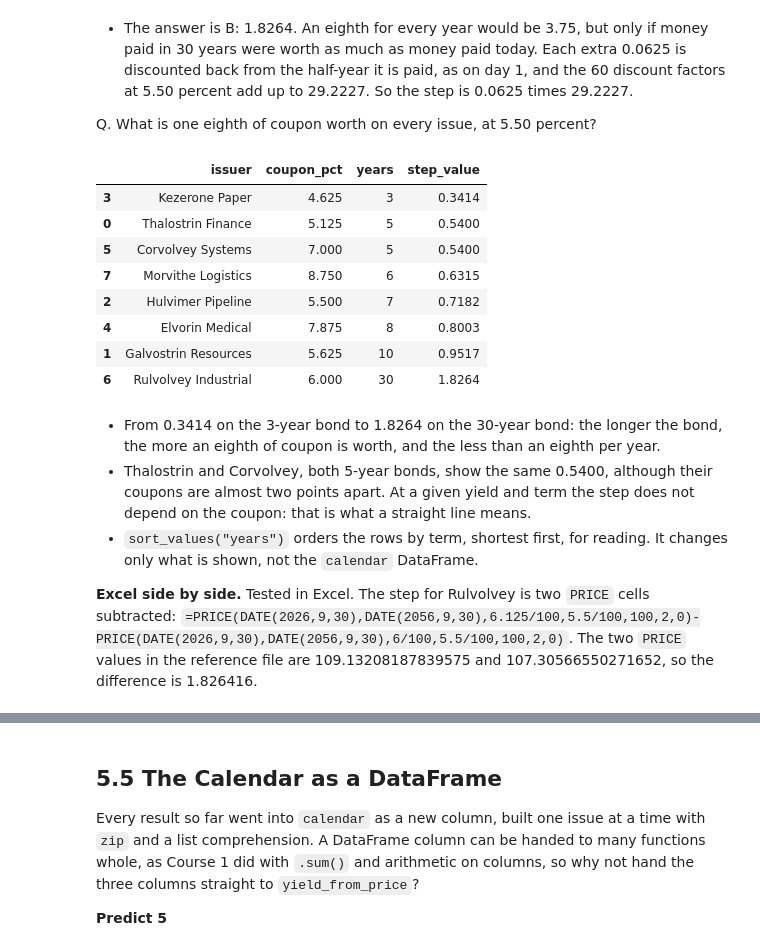
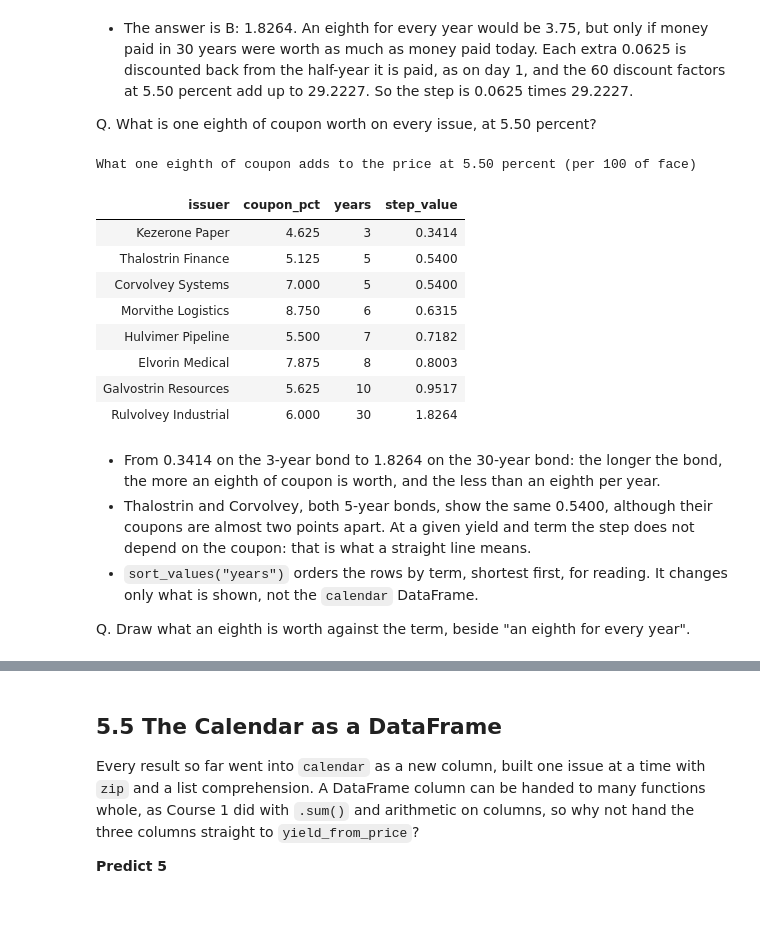
Before and after one commit to lenamonj/python-fixed-income, a Jupyter notebook: course2_bond_math/week1/day5/05_case_study_a_new_issue_calendar.ipynb, the cells around one changed output, grey strips where cells are left out. Drawn from its saved outputs; the diff is of its cells as text; code cells hidden in the pictures; blank space fills up the shorter version.

```diff
--- a/course2_bond_math/week1/day5/05_case_study_a_new_issue_calendar.ipynb
+++ b/course2_bond_math/week1/day5/05_case_study_a_new_issue_calendar.ipynb
@@ -777,23 +890,27 @@ Q. What is one eighth of coupon worth on every issue, at 5.50 percent?
 # %%
 calendar["step_value"] = [
     bondmath.price_from_yield(c + 0.125, common_yield_pct, t) - bondmath.price_from_yield(c, common_yield_pct, t)
     for c, t in zip(calendar["coupon_pct"], calendar["years"])
 ]
 
-calendar[["issuer", "coupon_pct", "years", "step_value"]].sort_values("years").round(4)
+(calendar[["issuer", "coupon_pct", "years", "step_value"]].sort_values("years").style
+    .format({"coupon_pct": "{:.3f}", "step_value": "{:.4f}"})
+    .hide(axis="index")
+    .set_caption("What one eighth of coupon adds to the price at 5.50 percent (per 100 of face)"))
 # %% [output]
+What one eighth of coupon adds to the price at 5.50 percent (per 100 of face)
-|  | issuer | coupon_pct | years | step_value |
-| 3 | Kezerone Paper | 4.625 | 3 | 0.3414 |
-| 0 | Thalostrin Finance | 5.125 | 5 | 0.5400 |
-| 5 | Corvolvey Systems | 7.000 | 5 | 0.5400 |
-| 7 | Morvithe Logistics | 8.750 | 6 | 0.6315 |
-| 2 | Hulvimer Pipeline | 5.500 | 7 | 0.7182 |
-| 4 | Elvorin Medical | 7.875 | 8 | 0.8003 |
-| 1 | Galvostrin Resources | 5.625 | 10 | 0.9517 |
-| 6 | Rulvolvey Industrial | 6.000 | 30 | 1.8264 |
+| issuer | coupon_pct | years | step_value |
+| Kezerone Paper | 4.625 | 3 | 0.3414 |
+| Thalostrin Finance | 5.125 | 5 | 0.5400 |
+| Corvolvey Systems | 7.000 | 5 | 0.5400 |
+| Morvithe Logistics | 8.750 | 6 | 0.6315 |
+| Hulvimer Pipeline | 5.500 | 7 | 0.7182 |
+| Elvorin Medical | 7.875 | 8 | 0.8003 |
+| Galvostrin Resources | 5.625 | 10 | 0.9517 |
+| Rulvolvey Industrial | 6.000 | 30 | 1.8264 |
 # %% [markdown]
 * From 0.3414 on the 3-year bond to 1.8264 on the 30-year bond: the longer the bond, the more an eighth of coupon is worth, and the less than an eighth per year.
 * Thalostrin and Corvolvey, both 5-year bonds, show the same 0.5400, although their coupons are almost two points apart. At a given yield and term the step does not depend on the coupon: that is what a straight line means.
 * `sort_values("years")` orders the rows by term, shortest first, for reading. It changes only what is shown, not the `calendar` DataFrame.
 
-**Excel side by side.** Tested in Excel. The step for Rulvolvey is two `PRICE` cells subtracted: `=PRICE(DATE(2026,9,30),DATE(2056,9,30),6.125/100,5.5/100,100,2,0)-PRICE(DATE(2026,9,30),DATE(2056,9,30),6/100,5.5/100,100,2,0)`. The two `PRICE` values in the reference file are 109.13208187839575 and 107.30566550271652, so the difference is 1.826416.
+Q. Draw what an eighth is worth against the term, beside "an eighth for every year".
```
Also changed, not shown: parts of 28 cells of this notebook, 2 other files.
